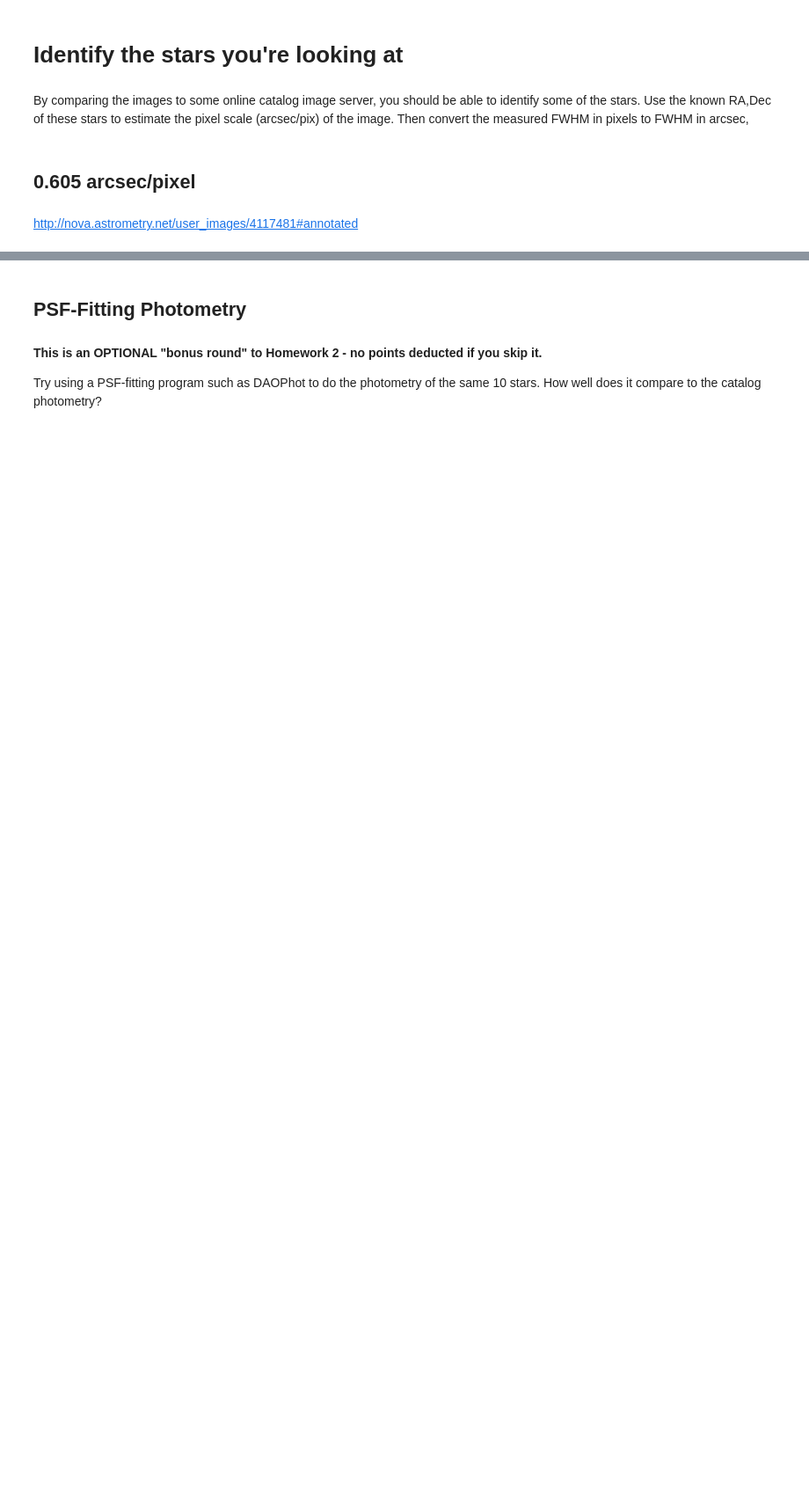
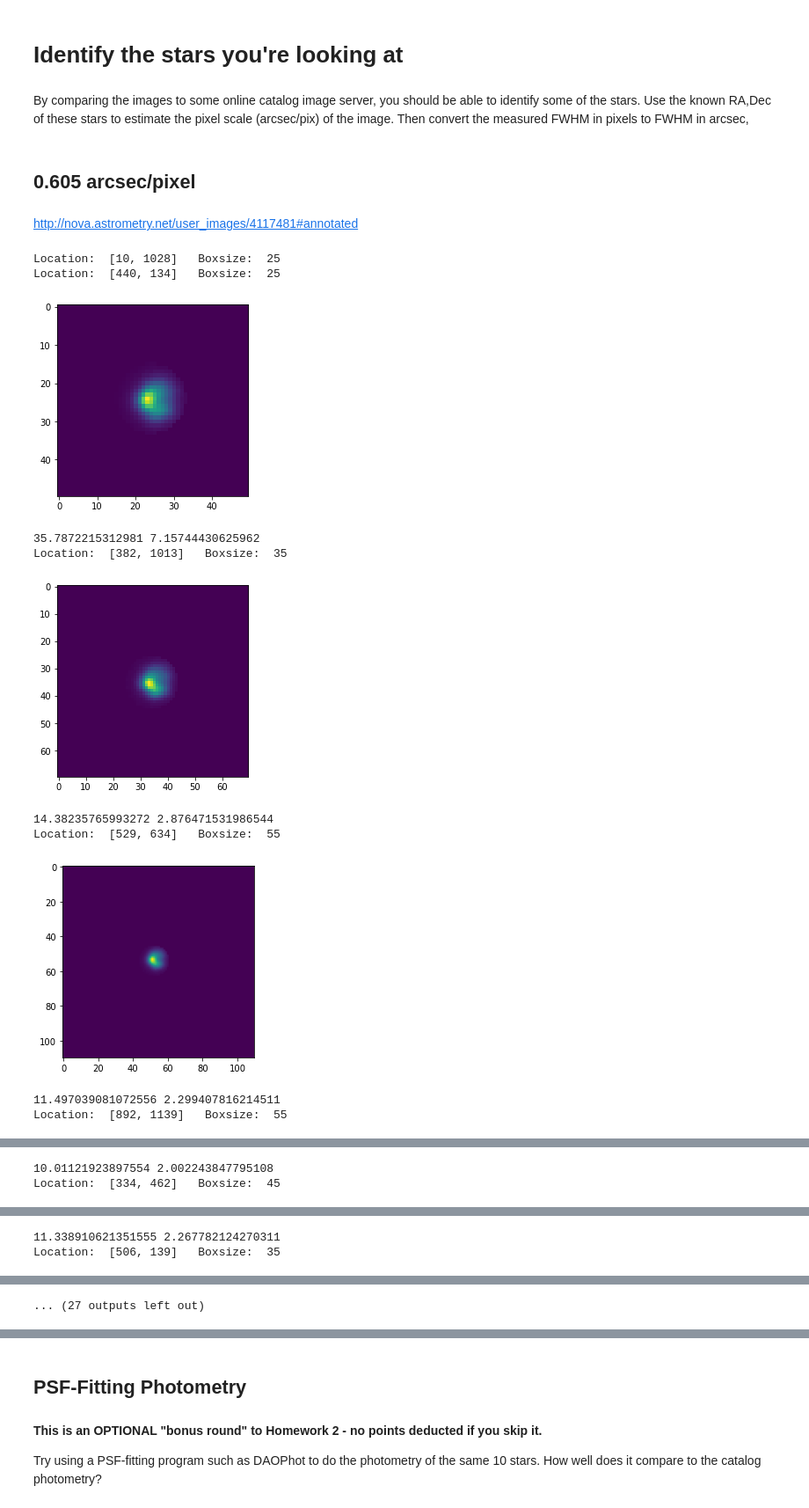
Before and after one commit to bazarsen/observationalastronomy, a Jupyter notebook: photometry.ipynb, the cells around one changed output, grey strips where cells are left out. Shown: that part at 88% size. Saved outputs shown, nothing was run; the diff lists cells and outputs as text; code cells hidden in the pictures; blank space fills up the shorter version.

```diff
--- a/photometry.ipynb
+++ b/photometry.ipynb
@@ -133,12 +131,6 @@ V = np.median(V, axis=0)
 Use the image in one band you have selected to measure the typical FWHM (in pixels) of the stars in the field.  You should check several stars (3-5).  They should be isolated and relatively bright, but be sure to avoid saturated stars.  Record the FWHM values.
 # %%
 from astropy.modeling import models, fitting
-# %%
-# Load the data and find center of PSF
-image = star_cut
-cents = np.where(image == np.max(image))
-xc = int(cents[1])
-yc = int(cents[0])
 # %%
 # Cut out smaller box around PSF
 def cutout(image, bb, center):
@@ -161,13 +156,0 @@ fV = fit_f(f_init, x, y, box)
-# %%
-def gaussian(yp, xp, box):
-    # Generate grid of same size like box to put the fit on
-    y, x, = np.mgrid[:yp, :xp]
-    # Declare what function you want to fit to your data
-    f_init = models.Gaussian2D()
-    # Declare what fitting function you want to use
-    fit_f = fitting.LevMarLSQFitter()
-
-    # Fit the model to your data (box)
-    fV = fit_f(f_init, x, y, box)
-
-    return fV
@@ -319,0 +315,34 @@ Vf = np.flip(V, 0)
+# %%
+targlocs = [[106, 1034], [536,140], [478, 1019], [625, 640], [988, 1145], [430, 468], [602, 145], [1190,1135], [1255, 535], [650, 1040], [290, 278], [563, 857], [425, 962], [232,320], [410,346], [414,400], [815,205], [893,464], [1255,535], [1062,942]]
+boxsizes = [25, 25, 35, 55, 55, 45, 35, 55, 35, 40, 36, 20, 25, 25, 25, 25, 35, 40, 35, 25]
+
+
+for i in range(len(targlocs)):
+    for j in range(len(targlocs[0])):
+        if j==0:
+            targlocs[i][j] = targlocs[i][j] - 96
+        elif j==1:
+            targlocs[i][j] = targlocs[i][j] - 6
+
+
+for i in range(len(targlocs)):
+    print('Location: ', targlocs[i], '  Boxsize: ', boxsizes[i])
+    try:
+        F_targ, F_targ_pers = psf(Vf, targlocs[i], boxsizes[i], plot='cutout')
+        print(F_targ, F_targ_pers)
+    except TypeError:
+        pass
+    except ValueError:
+        pass
+# %% [output]
+Location:  [10, 1028]   Boxsize:  25
+Location:  [440, 134]   Boxsize:  25
+[figure, added]
+35.7872215312981 7.15744430625962
+Location:  [382, 1013]   Boxsize:  35
+[figure, added]
+14.38235765993272 2.876471531986544
+Location:  [529, 634]   Boxsize:  55
+[figure, added]
+11.497039081072556 2.299407816214511
+Location:  [892, 1139]   Boxsize:  55
@@ -319,0 +350,2 @@ Vf = np.flip(V, 0)
+10.01121923897554 2.002243847795108
+Location:  [334, 462]   Boxsize:  45
@@ -319,0 +353,2 @@ Vf = np.flip(V, 0)
+11.338910621351555 2.267782124270311
+Location:  [506, 139]   Boxsize:  35
@@ -320 +356,2 @@ Vf = np.flip(V, 0)
+... (27 outputs left out)
 # %%
```
Also changed, not shown: parts of 19 cells of this notebook.
